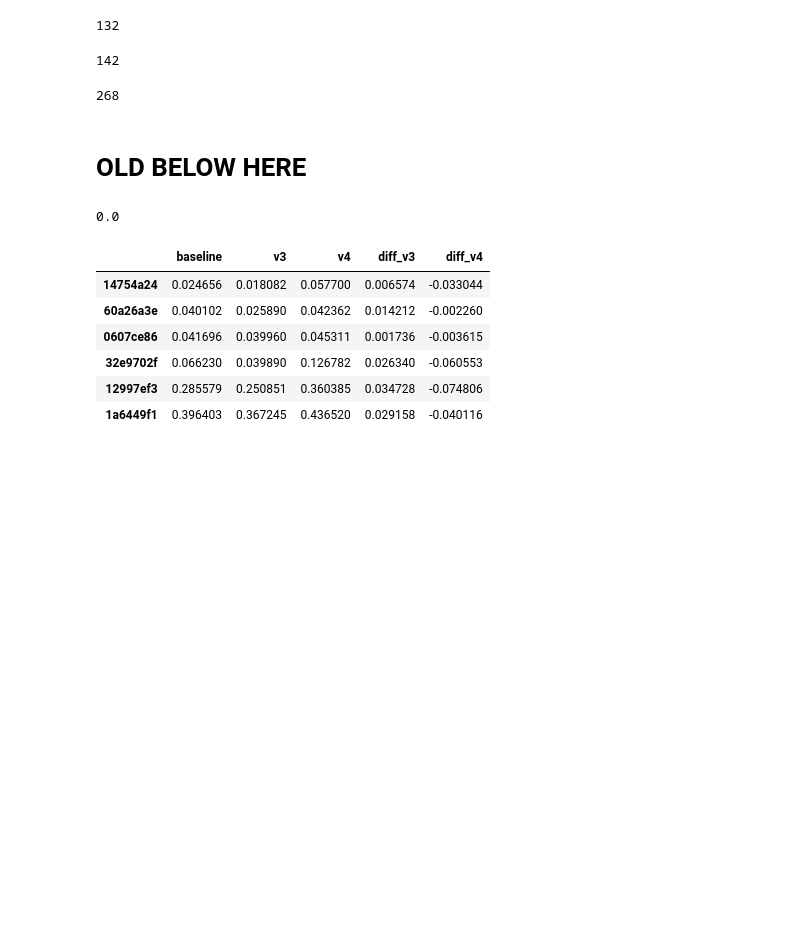
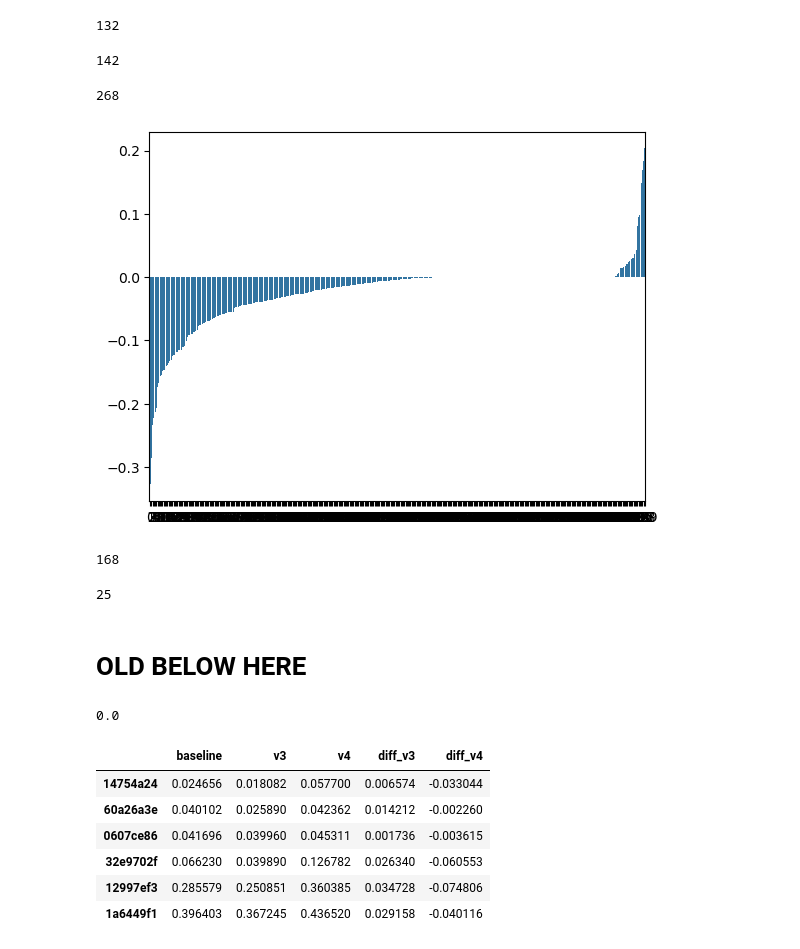
Before and after one commit to AmziJeffs/ARCPrize2024, a Jupyter notebook: genetic algorithm/fitness data charts.ipynb, the cells around one changed output. Cells and saved outputs as stored; diff of their text form; code cells hidden in the pictures; blank space fills up the shorter version.

Commit message:
Compare v6 to baseline more carefully

```diff
--- a/genetic algorithm/fitness data charts.ipynb
+++ b/genetic algorithm/fitness data charts.ipynb
@@ -43,3 +7,39 @@ def compute_summary_stats(df):
+# %%
+def load_log_to_dataframe(filepath):
+    """
+    Load a log file to a dataframe.
+
+    Log files are stored in json format. The log is a dict with labels as keys.
+    Each entry is a list of pairs (score, solver_text), sorted by score.
+    A score of 1.1 indicates solver failed to compile to a program.
+    A score of 1.0 (almost surely) indicates that solver_text compiled but failed to
+    run on one of the pairs or timed out.
+    Any lower scores are aggregates of scoring functions, as per fitness_scoring.py.
+    The solver texts should not include docstrings.
+
+    The returned dataframe has rows indexed by labels, with each row simply a list
+    of scores, i.e. we don't keep the solver texts around.
+    """
+    with open(filepath, 'r') as f:
+        log = json.load(f)
+        D = {label: [score for score, _ in log[label]] for label in log.keys()}
+        return pd.DataFrame.from_dict(D, orient = 'index')
+
+def compute_summary_stats(df):
+    """
+    Takes a log dataframe as generated by load_log_to_dataframe, and
+    computes the following statistics for each row:
+        min_fitness = best fitness of all fitnesses in row
+        mean_fitness = mean of all fitnesses that are < 1
+        compile_rate = percent of fitnesses <= 1
+        score_rate = percent of fitnesses < 1
+    """
+    result = pd.DataFrame(df.min(axis = 1))
+    result.columns = ['min_fitness']
+    result['mean_fitness'] = df.apply(lambda x: x[x < 1].mean(), axis = 1)
+    result['compile_rate'] = df.apply(lambda x: (x <= 1).sum()/len(x), axis = 1)
+    result['score_rate'] = df.apply(lambda x: (x < 1).sum()/len(x), axis = 1)
+    return result
 # %%
 # 400 solvers + 400 verifiers, run against every eval task training results.
 baseline = load_log_to_dataframe("fitness data/baseline.json")
@@ -996,6 +996,22 @@ sns.barplot(sorted(v5_vs_v6['diff']))
 (v5_vs_v6['diff'] >= 0).sum()
 # %% [output]
 268
+# %%
+v5_vs_baseline = sorted(baseline_summary['min_fitness'] - v5_summary['min_fitness']) # Positive means v6 better
+v6_vs_baseline = sorted(baseline_summary['min_fitness'] - v6_summary['min_fitness']) # Positive means v6 better
+# %%
+sns.barplot(v6_vs_baseline)
+plt.show()
+# %% [output]
+[figure, added]
+# %%
+(pd.Series(v6_vs_baseline) >= 0).sum()
+# %% [output]
+168
+# %%
+(pd.Series(v6_vs_baseline) > 0).sum()
+# %% [output]
+25
 # %% [markdown]
 # OLD BELOW HERE
 # %%
```
Also changed, not shown: parts of 1 cell of this notebook.
